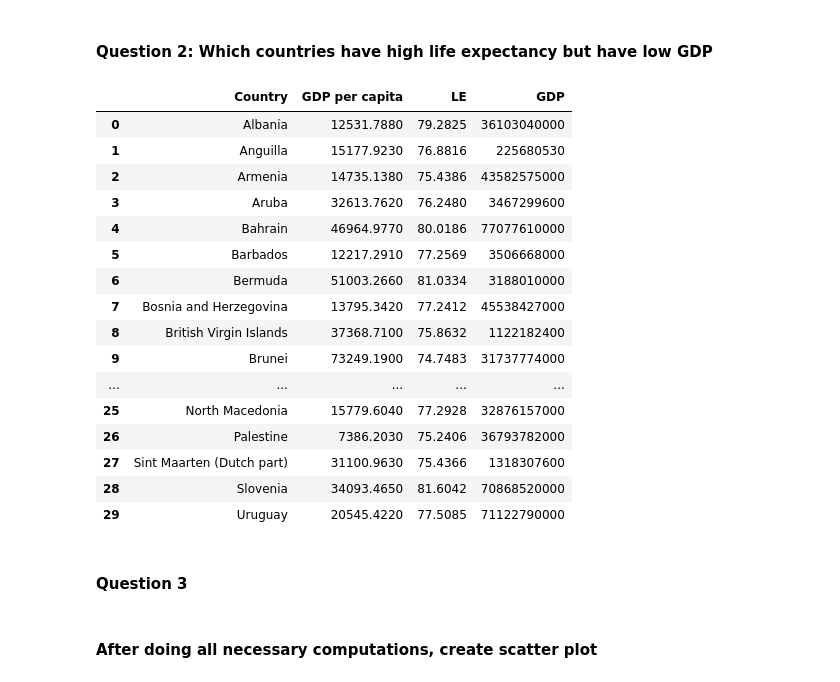
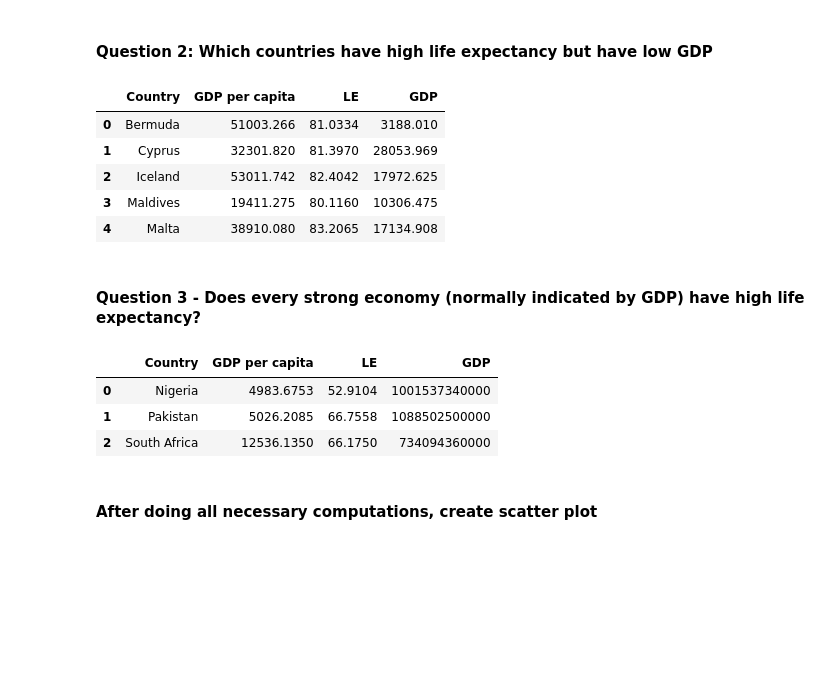
Before and after one commit to holmgren777/dat565_assignments, a Jupyter notebook: Assignment 1/assignment-1.ipynb, the cells around one changed output. Cells and saved outputs as stored; diff of their text form; code cells hidden in the pictures; blank space fills up the shorter version.

```diff
--- a/Assignment 1/assignment-1.ipynb
+++ b/Assignment 1/assignment-1.ipynb
@@ -54,35 +54,42 @@ countriesHigherThanSTD = combDF[combDF.LE > meanLE + stdLE] # returns a datafram
 # %% [markdown]
 #### Question 2: Which countries have high life expectancy but have low GDP
 # %%
-thresholdGDP = combDF['GDP'].quantile(.50)
-thresholdLE = combDF['LE'].quantile(.50)
+thresholdGDP = combDF['GDP'].quantile(.25) #
+thresholdLE = combDF['LE'].quantile(.75)
 
 lowGDP = combDF[combDF.GDP < thresholdGDP]
 
 highLE = combDF[combDF.LE > thresholdLE]
 
 df2 = lowGDP.merge(highLE)
+
+df2['GDP'] = df2['GDP'] / 1000000  #return GDP in millions USD
+
 df2
 # %% [output]
 |  | Country | GDP per capita | LE | GDP |
-| 0 | Albania | 12531.7880 | 79.2825 | 36103040000 |
-| 1 | Anguilla | 15177.9230 | 76.8816 | 225680530 |
-| 2 | Armenia | 14735.1380 | 75.4386 | 43582575000 |
-| 3 | Aruba | 32613.7620 | 76.2480 | 3467299600 |
-| 4 | Bahrain | 46964.9770 | 80.0186 | 77077610000 |
-| 5 | Barbados | 12217.2910 | 77.2569 | 3506668000 |
-| 6 | Bermuda | 51003.2660 | 81.0334 | 3188010000 |
-| 7 | Bosnia and Herzegovina | 13795.3420 | 77.2412 | 45538427000 |
-| 8 | British Virgin Islands | 37368.7100 | 75.8632 | 1122182400 |
-| 9 | Brunei | 73249.1900 | 74.7483 | 31737774000 |
-| ... | ... | ... | ... | ... |
-| 25 | North Macedonia | 15779.6040 | 77.2928 | 32876157000 |
-| 26 | Palestine | 7386.2030 | 75.2406 | 36793782000 |
-| 27 | Sint Maarten (Dutch part) | 31100.9630 | 75.4366 | 1318307600 |
-| 28 | Slovenia | 34093.4650 | 81.6042 | 70868520000 |
-| 29 | Uruguay | 20545.4220 | 77.5085 | 71122790000 |
+| 0 | Bermuda | 51003.266 | 81.0334 | 3188.010 |
+| 1 | Cyprus | 32301.820 | 81.3970 | 28053.969 |
+| 2 | Iceland | 53011.742 | 82.4042 | 17972.625 |
+| 3 | Maldives | 19411.275 | 80.1160 | 10306.475 |
+| 4 | Malta | 38910.080 | 83.2065 | 17134.908 |
 # %% [markdown]
-#### Question 3
+#### Question 3 - Does every strong economy (normally indicated by GDP) have high life expectancy?
+# %%
+thresholdGDP = combDF['GDP'].quantile(.75) #upper quartile
+thresholdLE = combDF['LE'].quantile(.25)
+
+highGDP = combDF[combDF.GDP > thresholdGDP]
+
+lowLE = combDF[combDF.LE < thresholdLE]
+
+df3 = highGDP.merge(lowLE)
+df3
+# %% [output]
+|  | Country | GDP per capita | LE | GDP |
+| 0 | Nigeria | 4983.6753 | 52.9104 | 1001537340000 |
+| 1 | Pakistan | 5026.2085 | 66.7558 | 1088502500000 |
+| 2 | South Africa | 12536.1350 | 66.1750 | 734094360000 |
 # %% [markdown]
 #### After doing all necessary computations, create scatter plot
 # %%
```
Also changed, not shown: parts of 1 cell of this notebook, 1 other file.
